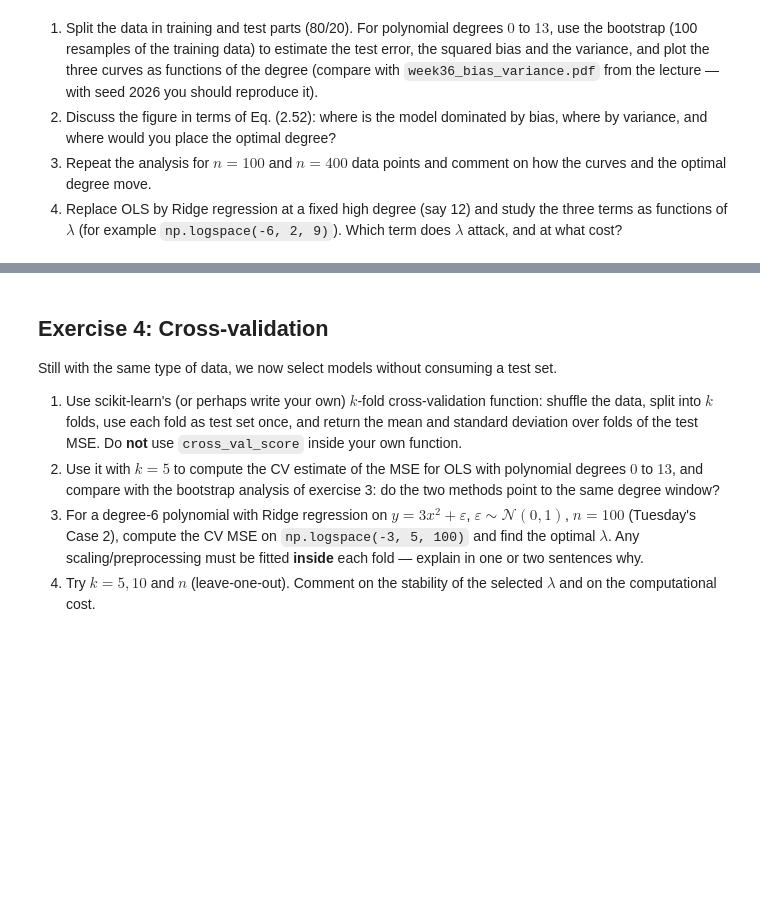
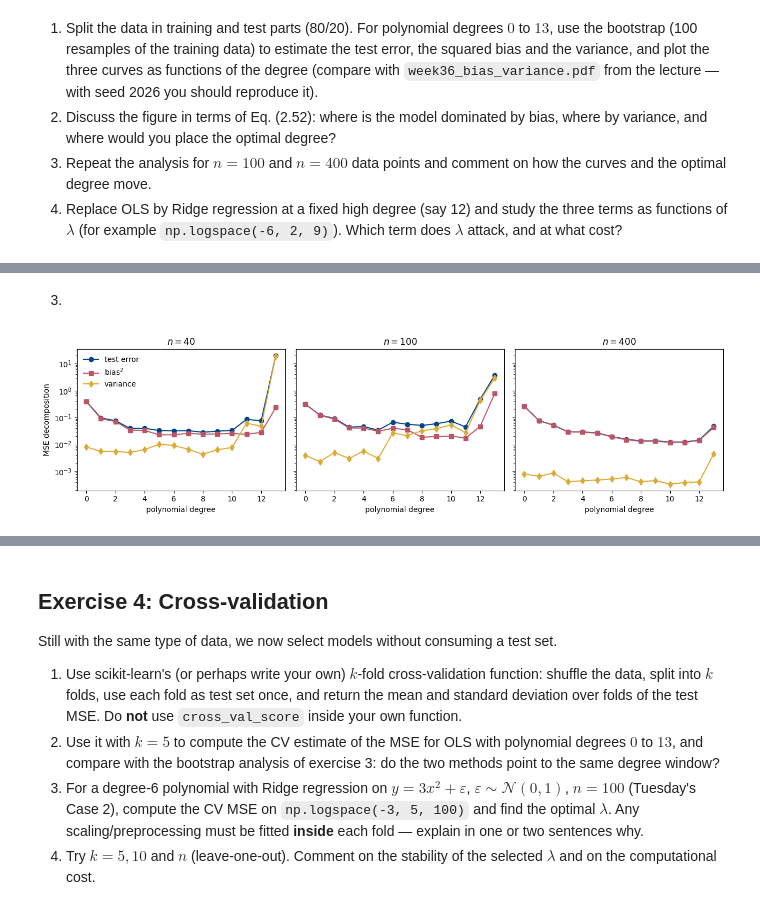
Before and after one commit to viktokr/FYS_STK4155-ukesoppgaver, a Jupyter notebook: exercisesweek36_Viktoria.ipynb, the cells around one changed output, grey strips where cells are left out. Drawn from its saved outputs; the diff is of its cells as text; code cells hidden in the pictures; blank space fills up the shorter version.

```diff
--- a/exercisesweek36_Viktoria.ipynb
+++ b/exercisesweek36_Viktoria.ipynb
@@ -295,0 +352,42 @@ y = np.exp(-x**2) + 1.5 * np.exp(-(x - 2)**2) + np.random.normal(0, 0.1, x.shape
+# %% [markdown]
+3.
+# %%
+def bias_variance_sweep(n=40, noise=0.1, maxdegree=14, n_bootstraps=100,
+                        make_model=None, seed=2026):
+    """Bootstrap estimate of error/bias^2/variance vs polynomial degree."""
+    if make_model is None:
+        make_model = lambda deg: make_pipeline(
+            PolynomialFeatures(degree=deg), LinearRegression(fit_intercept=False))
+    np.random.seed(seed)
+    x = np.linspace(-3, 3, n).reshape(-1, 1)
+    y = np.exp(-x**2) + 1.5 * np.exp(-(x - 2)**2) + np.random.normal(0, noise, x.shape)
+    x_train, x_test, y_train, y_test = train_test_split(x, y, test_size=0.2,
+                                                        random_state=seed)
+    error, bias, variance = (np.zeros(maxdegree) for _ in range(3))
+    for degree in range(maxdegree):
+        model = make_model(degree)
+        y_pred = np.empty((y_test.shape[0], n_bootstraps))
+        for i in range(n_bootstraps):
+            x_, y_ = resample(x_train, y_train)
+            y_pred[:, i] = model.fit(x_, y_).predict(x_test).ravel()
+        error[degree] = np.mean(np.mean((y_test - y_pred)**2, axis=1, keepdims=True))
+        bias[degree] = np.mean((y_test - np.mean(y_pred, axis=1, keepdims=True))**2)
+        variance[degree] = np.mean(np.var(y_pred, axis=1, keepdims=True))
+    return error, bias, variance
+
+
+fig, axes = plt.subplots(1, 3, figsize=(13, 3.6), sharey=True)
+for ax, n_ in zip(axes, (40, 100, 400)):
+    err, b2, var = bias_variance_sweep(n=n_)
+    ax.plot(range(14), err, "o-", color=BLUE, label="test error")
+    ax.plot(range(14), b2, "s-", color=RED, label=r"bias$^2$")
+    ax.plot(range(14), var, "d-", color=YELLOW, label="variance")
+    ax.set_yscale("log")
+    ax.set_title(f"$n = {n_}$")
+    ax.set_xlabel("polynomial degree")
+axes[0].set_ylabel("MSE decomposition")
+axes[0].legend(frameon=False)
+plt.tight_layout()
+plt.show()
+# %% [output]
+[figure, added]
```
Also changed, not shown: parts of 7 cells of this notebook.
